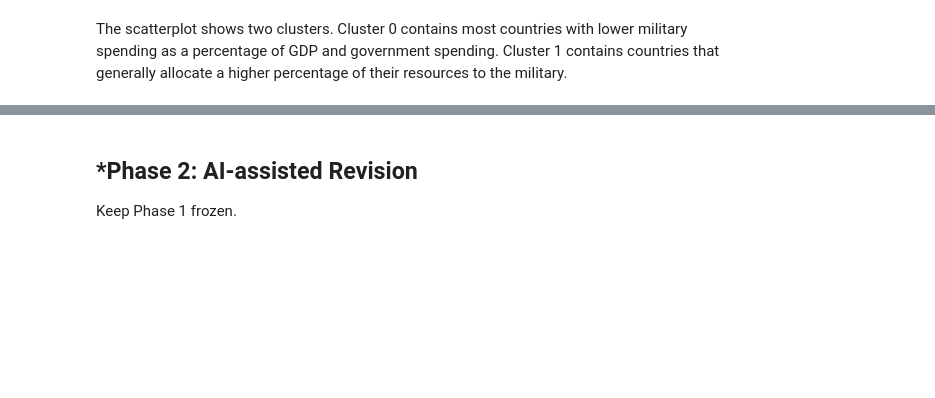
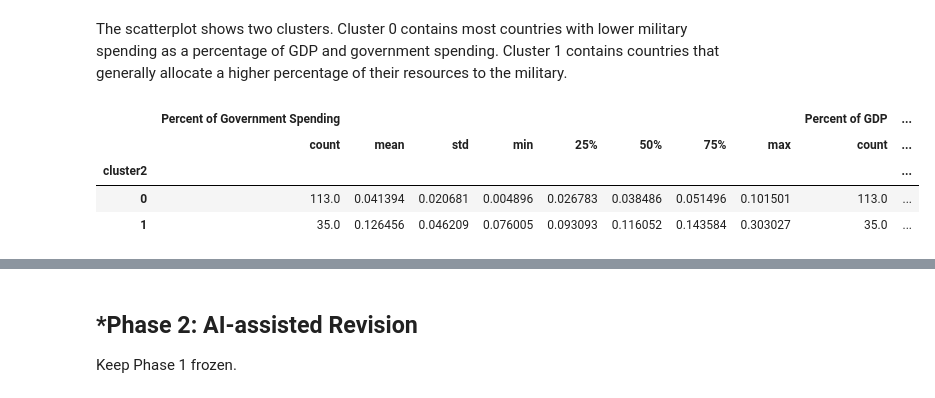
Before and after one commit to raffaellaalpaca-ai/A04-clustering, a Jupyter notebook: notebook.ipynb, the cells around one changed output, grey strips where cells are left out. Cells and saved outputs as stored; diff of their text form; code cells hidden in the pictures; blank space fills up the shorter version.

```diff
--- a/notebook.ipynb
+++ b/notebook.ipynb
@@ -411,3 +411,14 @@ plt.show()
 [figure]
 # %% [markdown]
 The scatterplot shows two clusters. Cluster 0 contains most countries with lower military spending as a percentage of GDP and government spending. Cluster 1 contains countries that generally allocate a higher percentage of their resources to the military.
+# %%
+#descriptive statistics for Q2.3
+df2020.groupby('cluster2')[
+    ['Percent of Government Spending', 'Percent of GDP']
+].describe()
+# %% [output]
+|  | Percent of Government Spending |  |  |  |  |  |  |  | Percent of GDP | ... |
+|  | count | mean | std | min | 25% | 50% | 75% | max | count | ... |
+| cluster2 |  |  |  |  |  |  |  |  |  | ... |
+| 0 | 113.0 | 0.041394 | 0.020681 | 0.004896 | 0.026783 | 0.038486 | 0.051496 | 0.101501 | 113.0 | ... |
+| 1 | 35.0 | 0.126456 | 0.046209 | 0.076005 | 0.093093 | 0.116052 | 0.143584 | 0.303027 | 35.0 | ... |
```
Also changed, not shown: parts of 2 cells of this notebook.
